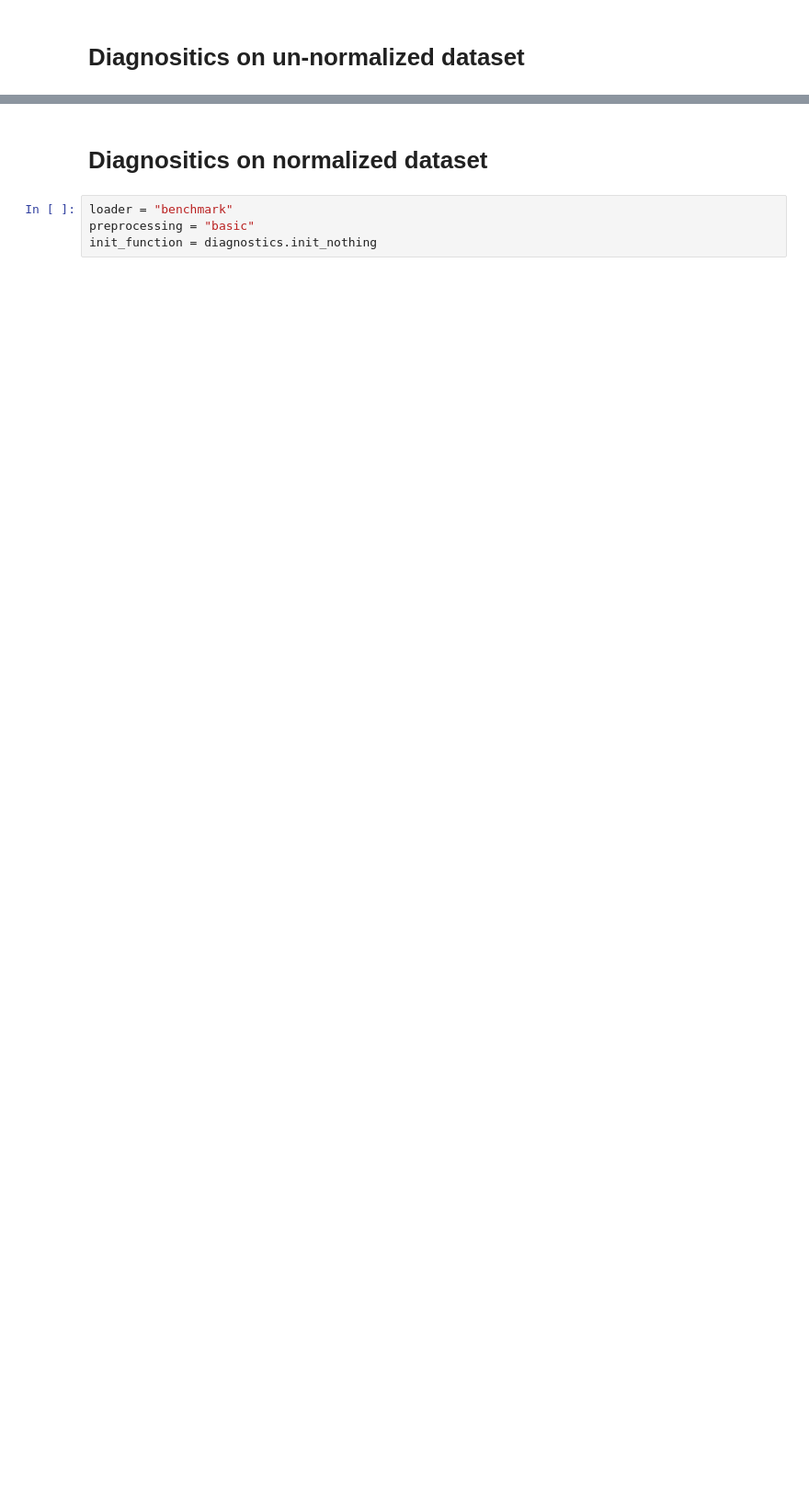
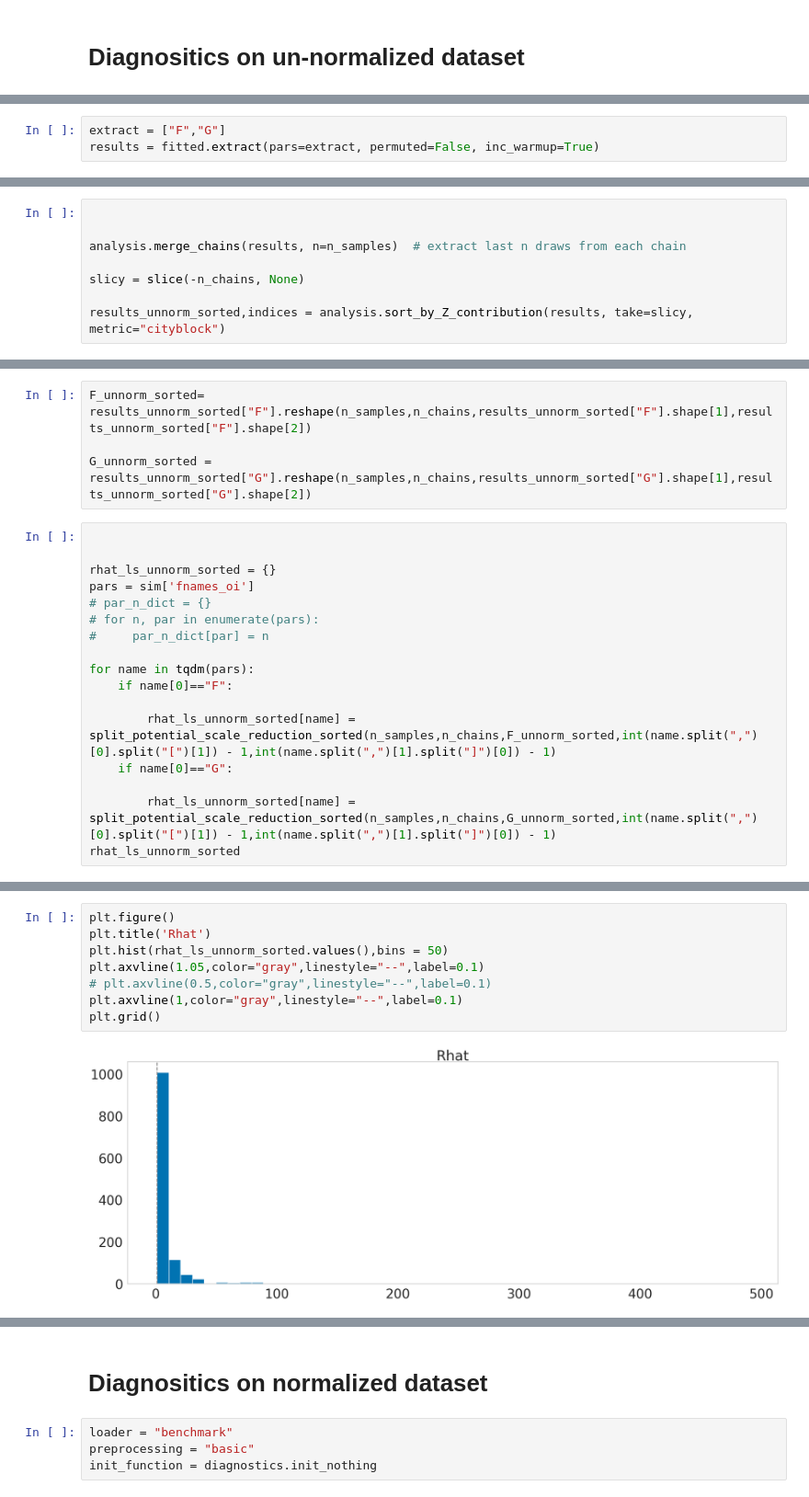
Before and after one commit to jimengwu/BAMF, a Jupyter notebook: notebooks/check_diagnostics.ipynb, the cells around one changed output, grey strips where cells are left out. Shown at 92% size. Saved outputs shown, nothing was run; the diff lists cells and outputs as text; blank space fills up the shorter version.

```diff
--- a/notebooks/check_diagnostics.ipynb
+++ b/notebooks/check_diagnostics.ipynb
@@ -100,0 +257,3 @@ plt.axvline(1,color="gray",linestyle="--",label=0.1)
+# %%
+extract = ["F","G"]
+results = fitted.extract(pars=extract, permuted=False, inc_warmup=True)
@@ -100,0 +264,8 @@ plt.axvline(1,color="gray",linestyle="--",label=0.1)
+# %%
+
+
+analysis.merge_chains(results, n=n_samples)  # extract last n draws from each chain
+
+slicy = slice(-n_chains, None)
+
+results_unnorm_sorted,indices = analysis.sort_by_Z_contribution(results, take=slicy, metric="cityblock")
@@ -100,0 +277,21 @@ plt.axvline(1,color="gray",linestyle="--",label=0.1)
+# %%
+F_unnorm_sorted= results_unnorm_sorted["F"].reshape(n_samples,n_chains,results_unnorm_sorted["F"].shape[1],results_unnorm_sorted["F"].shape[2])
+
+G_unnorm_sorted = results_unnorm_sorted["G"].reshape(n_samples,n_chains,results_unnorm_sorted["G"].shape[1],results_unnorm_sorted["G"].shape[2])
+# %%
+
+
+rhat_ls_unnorm_sorted = {}
+pars = sim['fnames_oi']
+# par_n_dict = {}
+# for n, par in enumerate(pars):
+#     par_n_dict[par] = n
+
+for name in tqdm(pars):
+    if name[0]=="F":
+
+        rhat_ls_unnorm_sorted[name] = split_potential_scale_reduction_sorted(n_samples,n_chains,F_unnorm_sorted,int(name.split(",")[0].split("[")[1]) - 1,int(name.split(",")[1].split("]")[0]) - 1)
+    if name[0]=="G":
+
+        rhat_ls_unnorm_sorted[name] = split_potential_scale_reduction_sorted(n_samples,n_chains,G_unnorm_sorted,int(name.split(",")[0].split("[")[1]) - 1,int(name.split(",")[1].split("]")[0]) - 1)
+rhat_ls_unnorm_sorted
@@ -100,0 +316,10 @@ plt.axvline(1,color="gray",linestyle="--",label=0.1)
+# %%
+plt.figure()
+plt.title('Rhat')
+plt.hist(rhat_ls_unnorm_sorted.values(),bins = 50)
+plt.axvline(1.05,color="gray",linestyle="--",label=0.1)
+# plt.axvline(0.5,color="gray",linestyle="--",label=0.1)
+plt.axvline(1,color="gray",linestyle="--",label=0.1)
+plt.grid()
+# %% [output]
+[figure, added]
```
Also changed, not shown: parts of 113 cells of this notebook, 1 other file.
